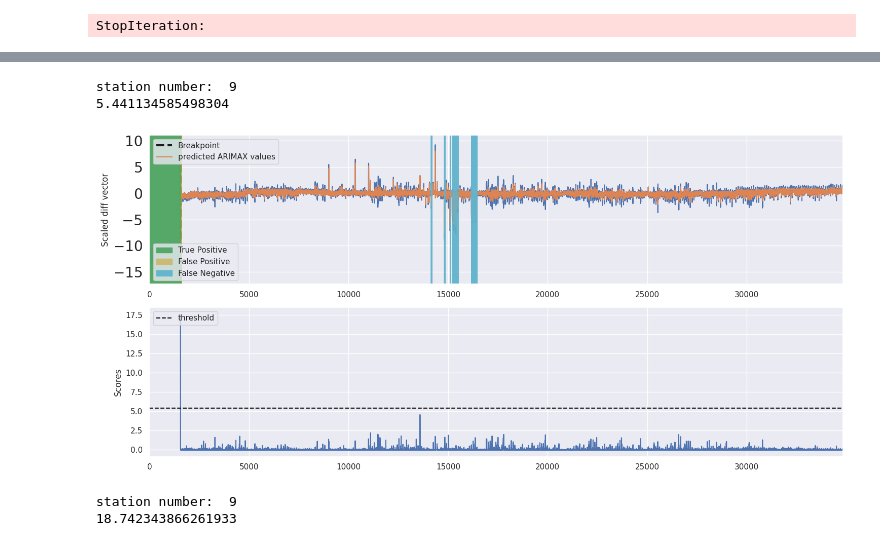
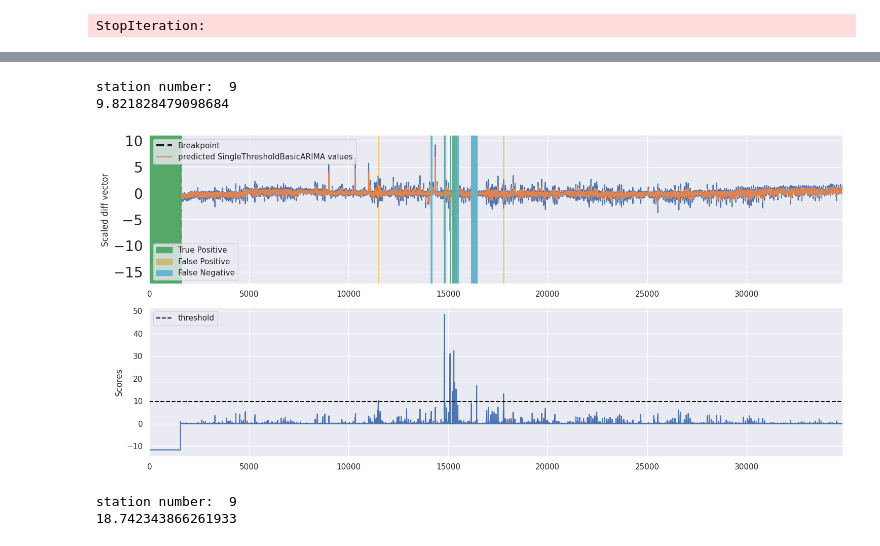
Before and after one commit to Tijmen-de-Haas/StormPhase2, a Jupyter notebook: graph.ipynb, the cells around one changed output, grey strips where cells are left out. Cells and saved outputs as stored; diff of their text form; code cells hidden in the pictures.

```diff
--- a/graph.ipynb
+++ b/graph.ipynb
@@ -163,7 +164,7 @@ station number:  9
 from src.methods import SequentialEnsemble
 import numpy as np
 
-method = 'Sequential-DoubleThresholdBS+SingleThresholdSARIMAX'
+method = 'Sequential-DoubleThresholdBS+SingleThresholdBasicARIMA'
 
 preds_path = os.path.join('/data/tijmen/base_roel_model/StormPhase2/data/results/OS_data/predictions/Test', preprocessing_hash, method)
 scores_path = os.path.join('/data/tijmen/base_roel_model/StormPhase2/data/results/OS_data/scores/Test', preprocessing_hash, method)
@@ -171,35 +172,35 @@ scores_path = os.path.join('/data/tijmen/base_roel_model/StormPhase2/data/result
 
 best_model_entry = cursor.execute("""
 SELECT e.*
 FROM experiment_results e
 WHERE e.metric = (
     SELECT MAX(metric)
     FROM experiment_results
     WHERE method = (?) AND which_split = (?)
 ) AND e.method = (?)
 """, (method, "Test", method))
 
 (preprocessing_hash, hyperparameter_hash, _, _, preprocessing_hyperparameter_string_pickle, hyperparameter_string_pickle, validation_metric) = next(best_model_entry)
 
 model_hyperparameters = jsonpickle.decode(hyperparameter_string_pickle, keys=True)
 model = SequentialEnsemble(model_folder, preprocessing_hash, **model_hyperparameters)
 model.load_model()
 
 preds_path = os.path.join(preds_path, hyperparameter_hash, 'predictions.pickle')
 with open(preds_path, 'rb') as handle:
         predictions = pickle.load(handle)
 values_path = os.path.join(scores_path, hyperparameter_hash, 'values.pickle')
 with open(values_path, 'rb') as handle:
         values = pickle.load(handle)
 scores_path = os.path.join(scores_path, hyperparameter_hash, 'scores.pickle')
 with open(scores_path, 'rb') as handle:
         scores = pickle.load(handle)
 
 plot_predictions(X_dfs, y_dfs, predictions, dfs_files, model,  which_stations = [station], scores=scores, values=values)
 # %% [output]
 station number:  9
-5.441134585498304
+9.821828479098684
-[figure, old version]
+[figure, new version]
 # %%
 from src.methods import SequentialEnsemble
 import numpy as np
```
Also changed, not shown: parts of 3 cells of this notebook, 3 other files.
